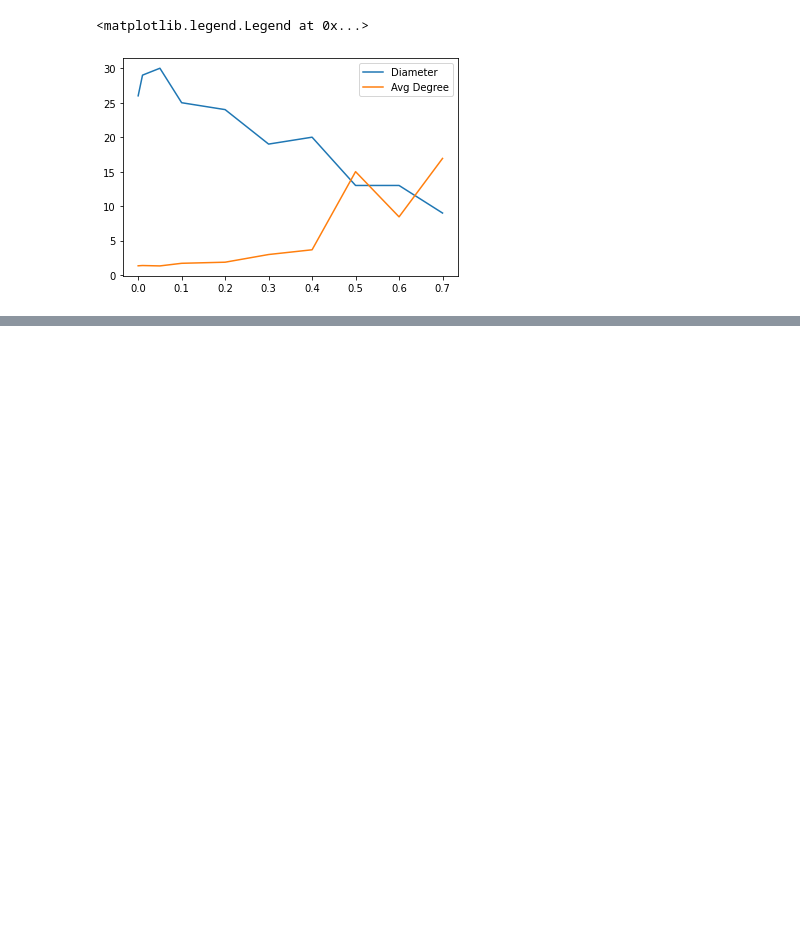
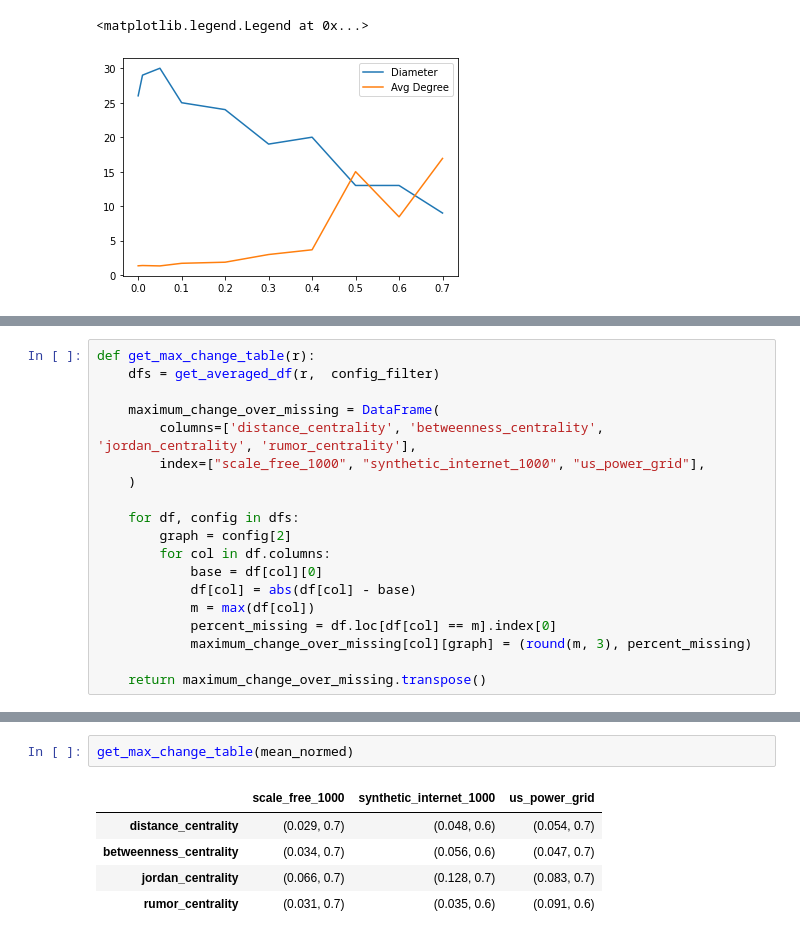
Before and after one commit to Paulpanther/info-flow, a Jupyter notebook: Normalize and Compare Missing Data Results.ipynb, the cells around one changed output, grey strips where cells are left out. Drawn from its saved outputs; the diff is of its cells as text; blank space fills up the shorter version.

```diff
--- a/Normalize and Compare Missing Data Results.ipynb
+++ b/Normalize and Compare Missing Data Results.ipynb
@@ -421,0 +494,19 @@ plt.legend()
+# %%
+def get_max_change_table(r):
+    dfs = get_averaged_df(r,  config_filter)
+
+    maximum_change_over_missing = DataFrame(
+        columns=['distance_centrality', 'betweenness_centrality', 'jordan_centrality', 'rumor_centrality'],
+        index=["scale_free_1000", "synthetic_internet_1000", "us_power_grid"],
+    )
+
+    for df, config in dfs:
+        graph = config[2]
+        for col in df.columns:
+            base = df[col][0]
+            df[col] = abs(df[col] - base)
+            m = max(df[col])
+            percent_missing = df.loc[df[col] == m].index[0]
+            maximum_change_over_missing[col][graph] = (round(m, 3), percent_missing)
+
+    return maximum_change_over_missing.transpose()
@@ -421,0 +549,8 @@ plt.legend()
+# %%
+get_max_change_table(mean_normed)
+# %% [output]
+|  | scale_free_1000 | synthetic_internet_1000 | us_power_grid |
+| distance_centrality | (0.029, 0.7) | (0.048, 0.6) | (0.054, 0.7) |
+| betweenness_centrality | (0.034, 0.7) | (0.056, 0.6) | (0.047, 0.7) |
+| jordan_centrality | (0.066, 0.7) | (0.128, 0.7) | (0.083, 0.7) |
+| rumor_centrality | (0.031, 0.7) | (0.035, 0.6) | (0.091, 0.6) |
```
Also changed, not shown: parts of 27 cells of this notebook, 1 other file.
